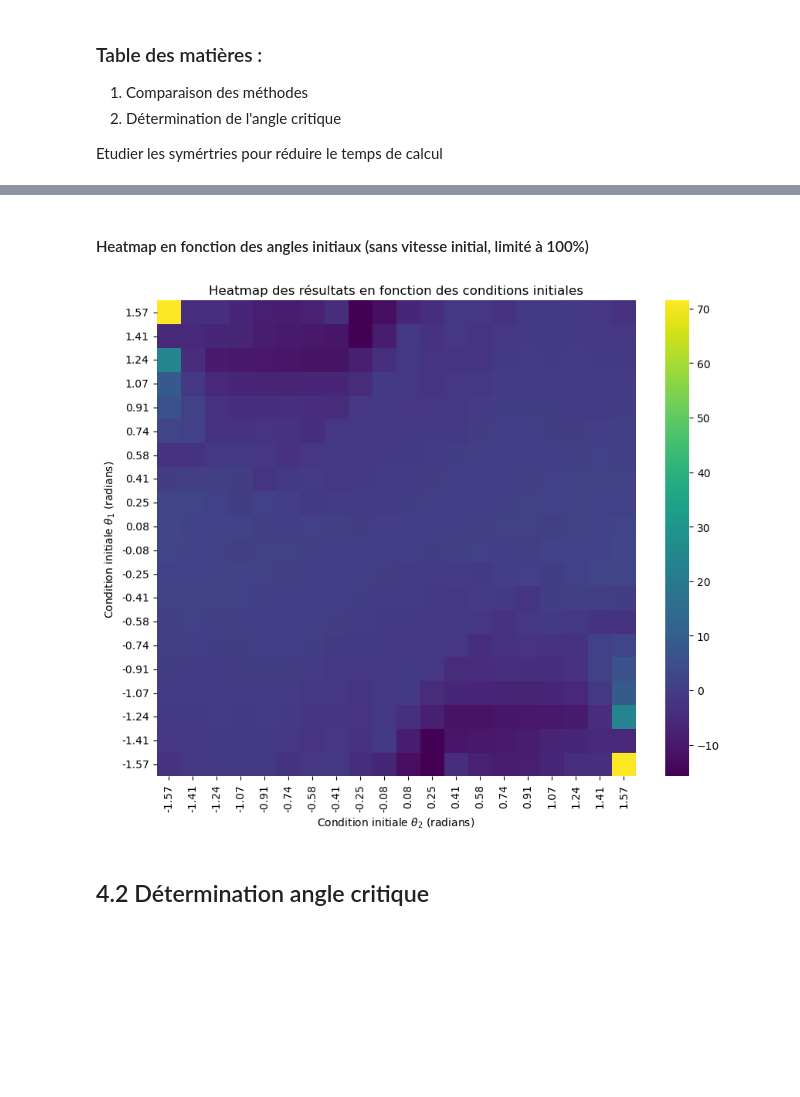
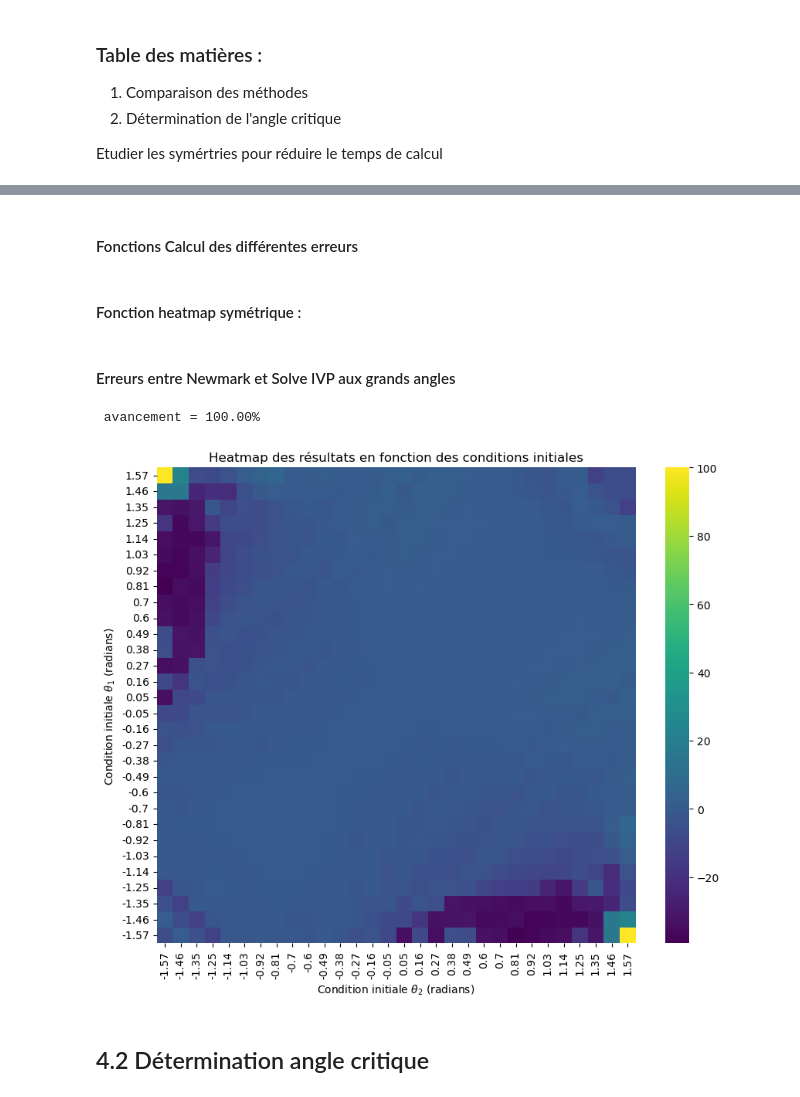
Before and after one commit to artlexiis/pendule-double, a Jupyter notebook: Jupyter Notebook/Pendule_Double.ipynb, the cells around one changed output, grey strips where cells are left out. Saved outputs shown, nothing was run; the diff lists cells and outputs as text; code cells hidden in the pictures; blank space fills up the shorter version.

```diff
--- a/Jupyter Notebook/Pendule_Double.ipynb
+++ b/Jupyter Notebook/Pendule_Double.ipynb
@@ -613,12 +613,12 @@ def pendule_double_ivp_ga(t, X, l1, l2, g,m1,m2):
 # %%
 theta10 = np.radians(25)                            #theta 1 initial (rad)
 theta20 = np.radians(-25)                            #theta 2 initial (rad)
-omega10 = np.radians(0)                              #omega 1 initial (rad/s)
-omega20 = np.radians(0)                            #omega 2 initial (rad/s)
+omega10 = np.radians(15)                              #omega 1 initial (rad/s)
+omega20 = np.radians(20)                            #omega 2 initial (rad/s)
 l1 = 3                                #longeur du premier bras (m)
 l2 = 2                                #longeur du deuxième bras (m)
 g = 9.81                                #Acceleration terrestre (m.s^-2)
-tf = 100                                 #temps de la simulation (s)
+tf = 200                                 #temps de la simulation (s)
 dt = 0.005                              #Pas temporel (s)
 Ninc = int(tf/dt)                       #nombre d'itération
 m1 = 2
@@ -785,18 +722,11 @@ Etudier les symértries pour réduire le temps de calcul
 # %%
-theta10 = np.radians(-45)                            #theta 1 initial (rad)
-theta20 = np.radians(50)                            #theta 2 initial (rad)
-omega10 = np.radians(-10)                              #omega 1 initial (rad/s)
-omega20 = np.radians(35)                            #omega 2 initial (rad/s)
 l1 = 3                                #longeur du premier bras (m)
 l2 = 2                                #longeur du deuxième bras (m)
 g = 9.81                                #Acceleration terrestre (m.s^-2)
-tf = 20                                 #temps de la simulation (s)
-dt = 0.005                               #Pas temporel (s)
-Ninc = int(tf/dt)                       #nombre d'itération
 m1 = 2
 m2 = 3
 mu = m2/m1
 
 t0 = 0
-x0 = np.array([theta10,theta20, omega10, omega20])
-t_balayage = np.linspace(t0, tf, Ninc)  #avec t_balayage2 = np.arange(t0, tf, dt) on n'atteint pas tf ..
+# %% [markdown]
+#### Fonctions Calcul des différentes erreurs
@@ -802,0 +771,2 @@ t_balayage = np.linspace(t0, tf, Ninc)  #avec t_balayage2 = np.arange(t0, tf, dt
+# %% [markdown]
+#### Fonction heatmap symétrique :
@@ -803,48 +798,28 @@ t_balayage = np.linspace(t0, tf, Ninc)  #avec t_balayage2 = np.arange(t0, tf, dt
 # %% [markdown]
-#### Heatmap en fonction des angles initiaux (sans vitesse initial, limité à 100%)
+#### Erreurs entre Newmark et Solve IVP aux grands angles
 # %%
+#definition de la heatma
+definition = 30
+
 # Définir une plage de valeurs pour les conditions initiales
-theta1_vals = np.linspace(-np.pi/2,  np.pi/2, 20)
-theta2_vals = np.linspace(-np.pi/2,  np.pi/2, 20)
+theta1_vals = np.linspace(-np.pi/2,  np.pi/2, definition)
+theta2_vals = np.linspace(-np.pi/2,  np.pi/2, definition)
+tf = 10 #temps final = s
+dt = 0.01 #pas temporel
+erreur = "ga"
 
-def calcul_erreur_relative(theta10, theta20, tf, dt):
-   omega10 = 0
-   omega20 = 0
-   Ninc = int(tf/dt)
-   x0 = np.array([theta10,theta20, omega10, omega20])
-   t_balayage = np.linspace(t0, tf, Ninc)  #avec t_balayage2 = np.arange(t0, tf, dt) on n'atteint pas tf ..
-
-   solution_ivp_ga_bis=solve_ivp(pendule_double_ivp_ga, [t0,tf], x0, method='RK45', args = (l1, l2, g, m1,m2), t_eval=t_balayage, rtol=1e-9, atol=1e-9)
-   solution_ivp_ga=np.array([solution_ivp_ga_bis.y[0], solution_ivp_ga_bis.y[1], solution_ivp_ga_bis.y[2], solution_ivp_ga_bis.y[3]])
-   solution_newmark_ga = NewmarkNewtonRaphson_ga(m1,m2,l1,l2,g,x0,dt,Ninc)
-
-   erreur = (norm(solution_ivp_ga[0:2,:], axis = 0) - norm(solution_newmark_ga[0:2,:], axis = 0))/np.max(norm(solution_newmark_ga[0:2,:], axis = 0))
-   erreur_moy = np.mean(erreur)*100
-
-   if erreur_moy>100:
-       erreur_moy = 100
-
-   return erreur_moy
-
-# Initialiser un tableau pour stocker les résultats
-results = np.zeros((len(theta1_vals), len(theta2_vals)))
-
-tf = 5 #temps final = s
-dt = 0.01 #pas temporel
-
-# Remplir le tableau avec les résultats des calculs
-for i, theta10 in enumerate(theta1_vals):
-    for j, theta20 in enumerate(-theta2_vals):
-        results[i, j] = calcul_erreur_relative(theta10, theta20, tf, dt)
+#résolution
+results = heatmap_symétrie(theta1_vals,theta2_vals,dt,tf,erreur,definition)
 
 plt.figure(figsize=(10, 8))
 sns.heatmap(results, xticklabels=np.round(theta2_vals, 2), yticklabels=-np.round(theta1_vals, 2), cmap='viridis')
 plt.xlabel('Condition initiale $\\theta_2$ (radians)')
 plt.ylabel('Condition initiale $\\theta_1$ (radians)')
 plt.title('Heatmap des résultats en fonction des conditions initiales')
 plt.show()
 # %% [output]
+ avancement = 100.00%
-[figure, old version]
+[figure, new version]
 # %% [markdown]
 ## 4.2 Détermination angle critique
 # %%
```
Also changed, not shown: parts of 25 cells of this notebook, 5 other files.
